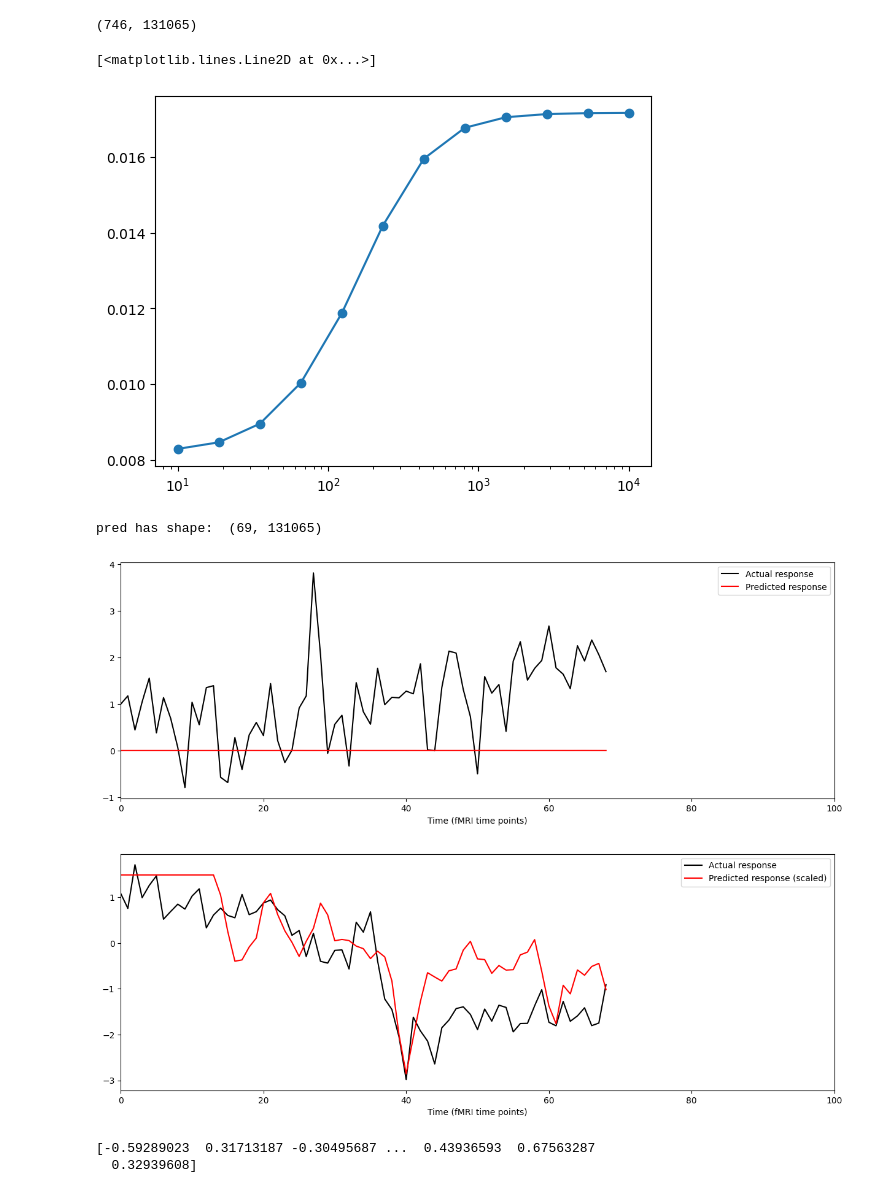
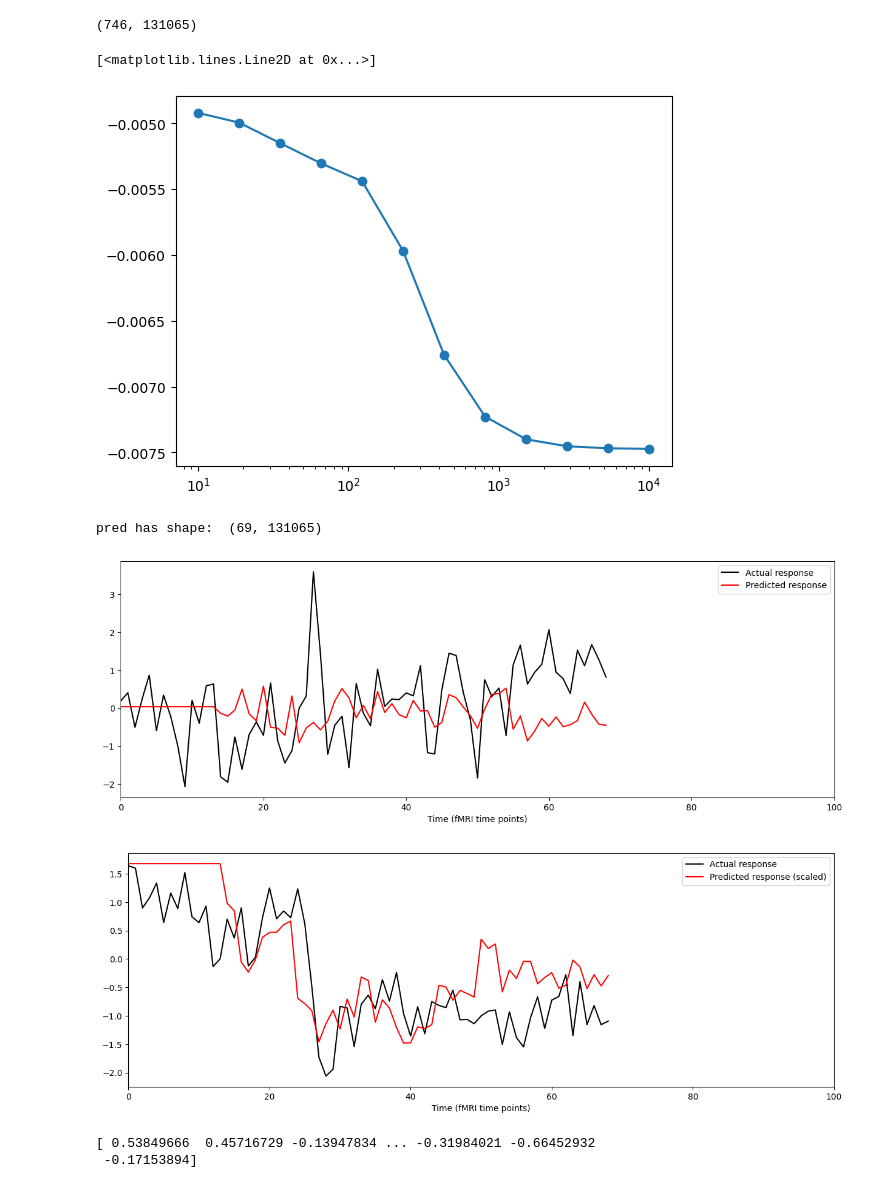
Before and after one commit to largehappygroup/fmri_model, a Jupyter notebook: analysis/fir/fir_test.ipynb, the cells around one changed output. Cells and saved outputs as stored; diff of their text form; code cells hidden in the pictures.

Commit message:
trying out different layers

```diff
--- a/analysis/fir/fir_test.ipynb
+++ b/analysis/fir/fir_test.ipynb
@@ -28,7 +26,8 @@ empty_schaefer = np.zeros(atlas_only_brain.shape)
 empty_mni = np.zeros(atlas_vec.shape)
 # %%
 # participant_data_path = "/home/zachkaras/fmri/fmri_model_data/midprocess/133/filtered_func_data_clean.nii.gz"
-participant_data_path = "/storage1/fmri_model_data/midprocess/133/filtered_func_data_clean.nii.gz"
+# participant_data_path = "/storage1/fmri_model_data/midprocess/133/filtered_func_data_clean.nii.gz"
+participant_data_path = "/storage1/fmri_model_data/clean/133.nii.gz"
 
 fmri_data = nib.load(participant_data_path)
 scan = fmri_data.get_fdata()
@@ -52,11 +51,8 @@ scan_2d_schaefer = scan_2d_schaefer.T
 scan_2d_schaefer.shape
 # %% [output]
 (746, 131065)
-# %%
-with open("/home/zachkaras/fmri/fmri_model/analysis/fir/midprocess/101/code_formatted_keystrokes.pkl", 'rb') as f:
-    test = pickle.load(f)
 # %%
-with open("/home/zachkaras/fmri/133_vols_to_skip.pkl", 'rb') as f:
+with open("/storage1/fmri_model_data/133_vols_to_skip.pkl", 'rb') as f:
     vols_to_skip = pickle.load(f)
 # %%
 vol_nums = np.ones((scan_2d_schaefer.shape)[0])
@@ -71,7 +67,14 @@ with open("midprocess/133/code_formatted_keystrokes.pkl", 'rb') as f:
 # %%
 # load in embeddings
 # embedding_path = '/home/zachkaras/fmri/fmri_model_data/fir_embeddings/codegemma_2b/133/code_keystroke_embeddings.pkl'
-embedding_path = '/home/zachkaras/fmri/starcoder2_7b_code_fir_embeddings.pkl'
+# embedding_path = '/home/zachkaras/fmri/starcoder2_7b_code_fir_embeddings.pkl'
+# embedding_path = '/home/zachkaras/fmri/starcoder2_7b_code_fir_embeddings.pkl'
+embedding_path = '/storage1/fmri_model_data/fir_vectors/test/starcoder2_7b_code_fir_embedding_layer_0.pkl'
+# embedding_path = '/storage1/fmri_model_data/fir_vectors/test/starcoder2_7b_code_fir_embedding_layer_8.pkl'
+# embedding_path = '/storage1/fmri_model_data/fir_vectors/test/starcoder2_7b_code_fir_embedding_layer_16.pkl'
+# embedding_path = '/storage1/fmri_model_data/fir_vectors/test/starcoder2_7b_code_fir_embedding_layer_24.pkl'
+# embedding_path = '/storage1/fmri_model_data/fir_vectors/test/starcoder2_7b_code_fir_embedding_layer_32.pkl'
+
 
 with open(embedding_path, 'rb') as f:
     embedding = pickle.load(f)
@@ -110,7 +113,7 @@ ax = f.add_subplot(1,1,1)
 ax.semilogx( np.logspace(1, 4, 12), bscorrs.mean(2).mean(1), 'o-')
 # %% [output]
 [<matplotlib.lines.Line2D at 0x...>]
-[figure, old version]
+[figure, new version]
 # %%
 pred = np.dot(delPstim, wt)
 
@@ -131,35 +134,36 @@ ax.set_xlabel("Time (fMRI time points)")
 
 ax.legend((realresp, predresp), ("Actual response", "Predicted response"));
 # %% [output]
-[figure, old version]
+[figure, new version]
 # %%
 from npp import zscore
 
 f = figure(figsize=(15,5))
 ax = f.add_subplot(1,1,1)
 
-selvox = 65806 # a good voxel
+# selvox = 65806 # a good voxel
 # selvox = 34232 # a good voxel
-selvox = 130745 # a good voxel
-selvox = 38035 # a good voxel
+# selvox = 130745 # a good voxel
+# selvox = 38035 # a good voxel
 # selvox = 51219
 # selvox = 121999
+selvox = 516
 
 realresp = ax.plot(zPresp[:,selvox], 'k')[0]
 predresp = ax.plot(zscore(pred[:,selvox]), 'r')[0]
 
 ax.set_xlim(0, 100)
 ax.set_xlabel("Time (fMRI time points)")
 
 ax.legend((realresp, predresp), ("Actual response", "Predicted response (scaled)"));
 # %% [output]
-[figure, old version]
+[figure, new version]
 # %%
 voxcorrs = np.zeros((zPresp.shape[1],)) # create zero-filled array to hold correlations
 for vi in range(zPresp.shape[1]):
     voxcorrs[vi] = np.corrcoef(zPresp[:,vi], pred[:,vi])[0,1]
 print (voxcorrs)
 # %% [output]
-[-0.59289023  0.31713187 -0.30495687 ...  0.43936593  0.67563287
-  0.32939608]
+[ 0.53849666  0.45716729 -0.13947834 ... -0.31984021 -0.66452932
+ -0.17153894]
 # %%
```
Also changed, not shown: parts of 6 cells of this notebook, 9 other files.
